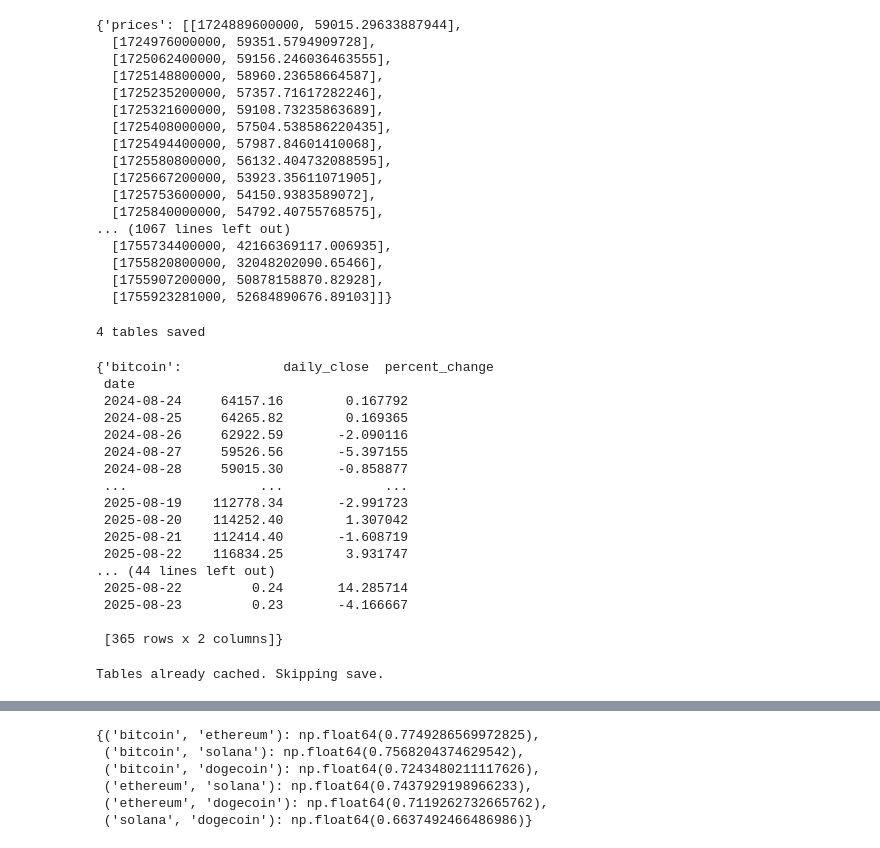
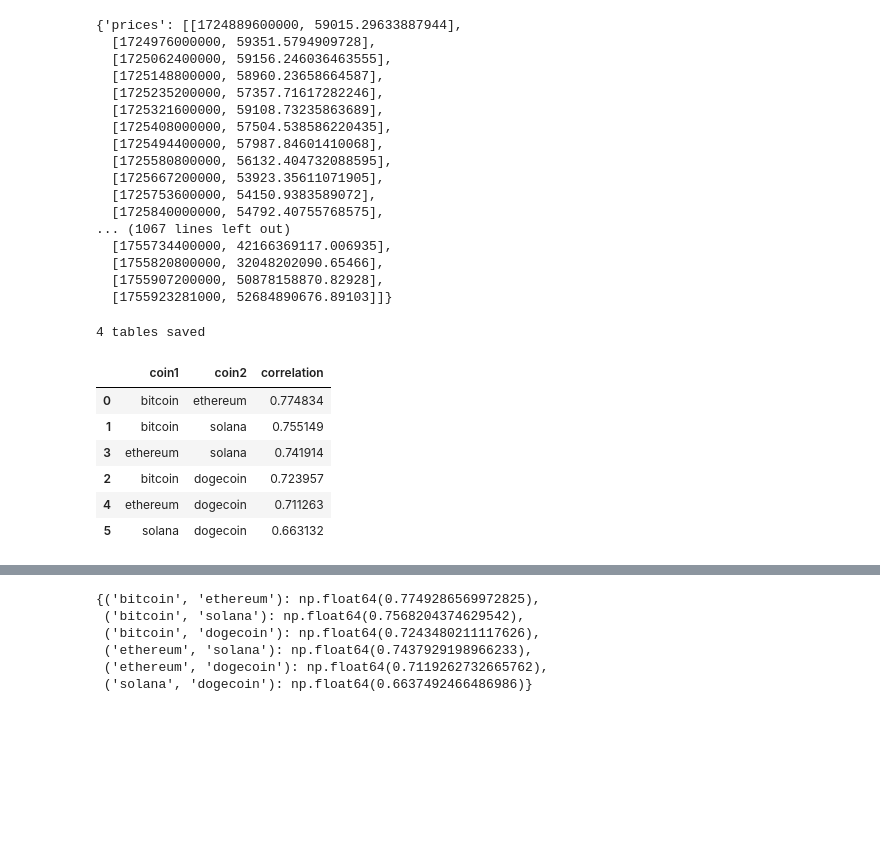
Before and after one commit to YohoCodes/cg_api_analysis, a Jupyter notebook: cg_api_analysis.ipynb, the cells around one changed output, grey strips where cells are left out. Drawn from its saved outputs; the diff is of its cells as text; code cells hidden in the pictures; blank space fills up the shorter version.

Commit message:
Developed method for ranking coin pairs correlation

```diff
--- a/cg_api_analysis.ipynb
+++ b/cg_api_analysis.ipynb
@@ -235,6 +235,47 @@ class analyze_coin_market_chart:
 
         print(f"{len(coin_list)} tables saved")
 
+    def correlation_analysis(self):
+        """
+        Computes the correlation of percent changes between all pairs of coins.
+
+        If self.id is a list, uses the saved_tables for each coin.
+        If self.id is a string, returns None (not enough data for correlation).
+
+        Returns
+        -------
+        pd.DataFrame
+            DataFrame with columns ['coin1', 'coin2', 'correlation'] for each coin pair.
+        """
+        # If only one coin, correlation is not defined
+        if not isinstance(self.id, list) or len(self.id) < 2:
+            print("Correlation analysis requires at least two coins.")
+            return None
+
+        # Use saved_tables to build percent change DataFrame
+        coin_comparison = pd.DataFrame()
+        for coin in self.id:
+            df = self.saved_tables[coin]
+            # Align on index, dropna to ensure matching dates
+            coin_comparison[coin] = df['percent_change']
+
+        # Drop rows with any NaN to ensure proper alignment
+        coin_comparison = coin_comparison.dropna()
+
+        # Calculate the correlation matrix
+        corr_matrix = coin_comparison.corr()
+
+        # Save all unique combinations of coin ids
+        pairs = combinations(self.id, 2)
+
+        # Prepare data for DataFrame
+        data = []
+        for coin1, coin2 in pairs:
+            corr = corr_matrix.at[coin1, coin2]
+            data.append({'coin1': coin1, 'coin2': coin2, 'correlation': corr})
+
+        return pd.DataFrame(data, columns=['coin1', 'coin2', 'correlation']).sort_values(by=['correlation'], ascending=False)
+
     def plot(self):
         """
         Plots the price chart for the coin or coins using the reformatted market chart data.
@@ -277,32 +318,18 @@ class analyze_coin_market_chart:
 # %%
 coin_list = ['bitcoin', 'ethereum', 'solana', 'dogecoin']
 
 coin_analysis = analyze_coin_market_chart(id = coin_list)
 
-coin_analysis.saved_tables
+coin_analysis.correlation_analysis()
 # %% [output]
 4 tables saved
-{'bitcoin':             daily_close  percent_change
- date
- 2024-08-24     64157.16        0.167792
- 2024-08-25     64265.82        0.169365
- 2024-08-26     62922.59       -2.090116
- 2024-08-27     59526.56       -5.397155
- 2024-08-28     59015.30       -0.858877
- ...                 ...             ...
- 2025-08-19    112778.34       -2.991723
- 2025-08-20    114252.40        1.307042
- 2025-08-21    112414.40       -1.608719
- 2025-08-22    116834.25        3.931747
-... (44 lines left out)
- 2025-08-22         0.24       14.285714
- 2025-08-23         0.23       -4.166667
-
- [365 rows x 2 columns]}
+|  | coin1 | coin2 | correlation |
+| 0 | bitcoin | ethereum | 0.774834 |
+| 1 | bitcoin | solana | 0.755149 |
+| 3 | ethereum | solana | 0.741914 |
+| 2 | bitcoin | dogecoin | 0.723957 |
+| 4 | ethereum | dogecoin | 0.711263 |
+| 5 | solana | dogecoin | 0.663132 |
-# %%
-coin_analysis.save_tables(coin_list)
-# %% [output]
-Tables already cached. Skipping save.
 # %%
 # Configuration
 coin_id = 'bitcoin'
```
Also changed, not shown: parts of 1 cell of this notebook.
